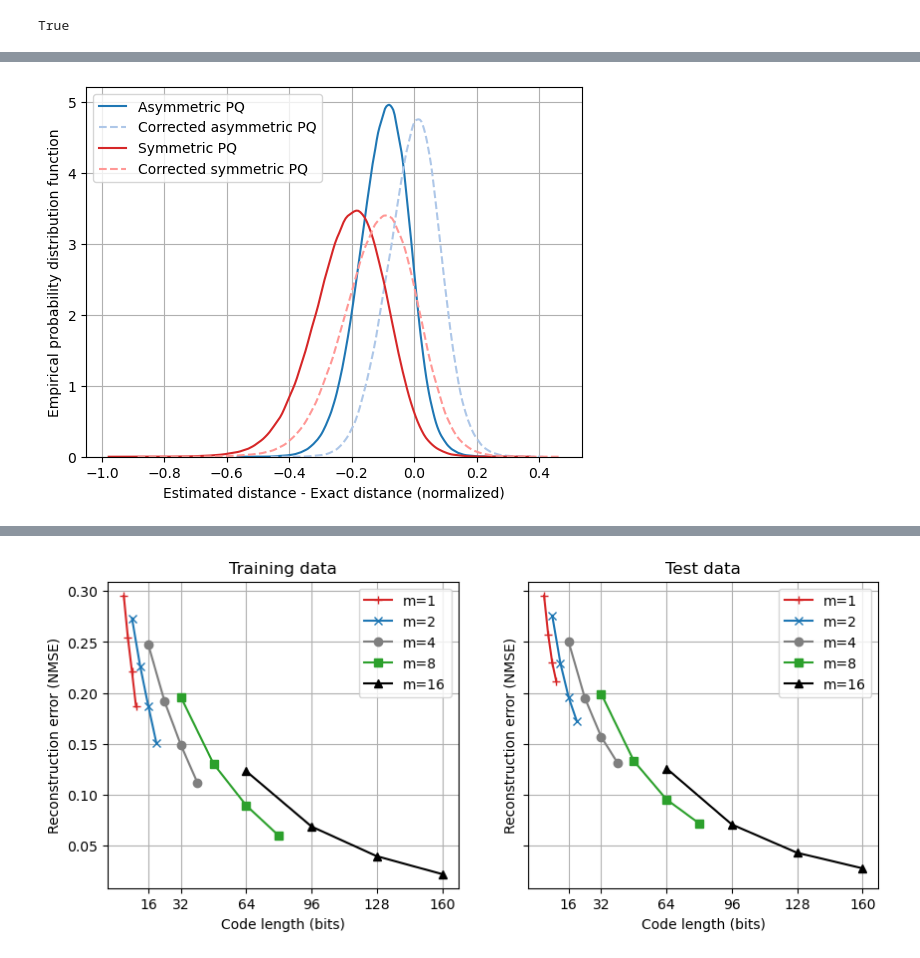
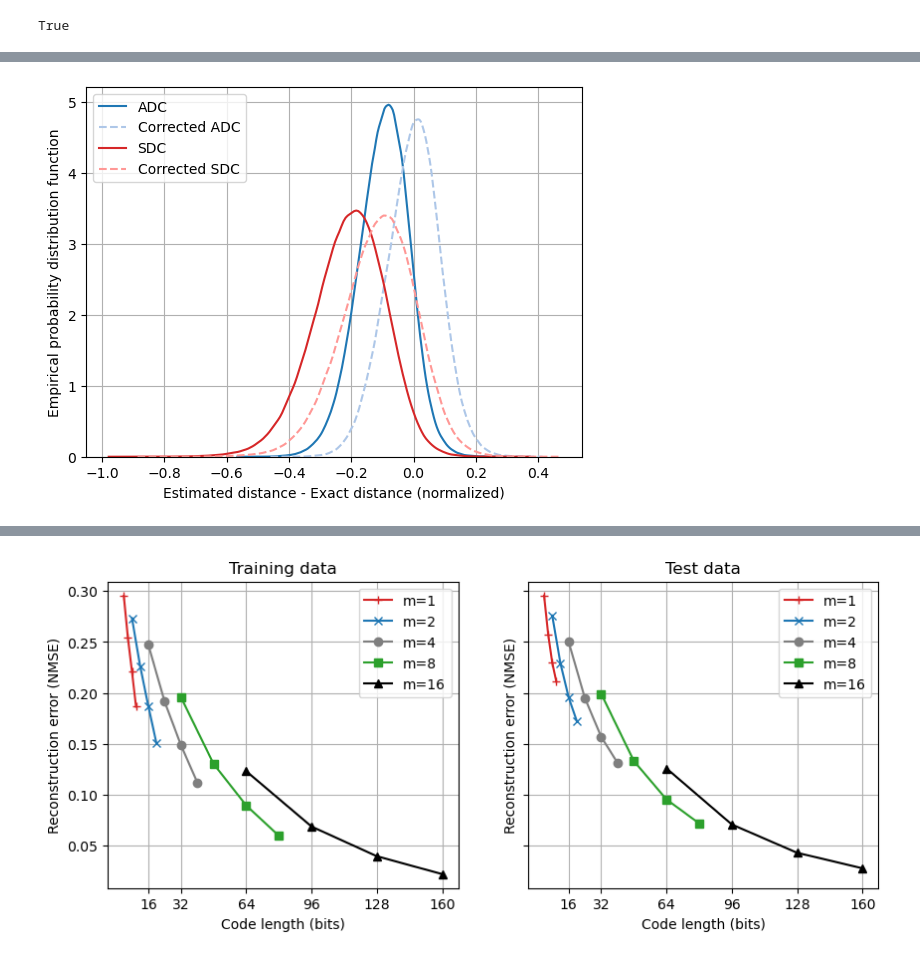
Before and after one commit to iretes/IR-proj, a Jupyter notebook: experiments.ipynb, the cells around one changed output, grey strips where cells are left out. Cells and saved outputs as stored; diff of their text form; code cells hidden in the pictures.

```diff
--- a/experiments.ipynb
+++ b/experiments.ipynb
@@ -286,14 +349,14 @@ sym_corr_recall_yerr = [
 # %%
-sns.kdeplot(asym_diffs, label="Asymmetric PQ", color=matplotlib.colormaps["tab20"](0))
-sns.kdeplot(asym_diffs_corr, label="Corrected asymmetric PQ", color=matplotlib.colormaps["tab20"](1), linestyle='dashed')
-sns.kdeplot(sym_diffs, label="Symmetric PQ", color=matplotlib.colormaps["tab20"](6))
-sns.kdeplot(sym_diffs_corr, label="Corrected symmetric PQ", color=matplotlib.colormaps["tab20"](7), linestyle='dashed')
+sns.kdeplot(asym_diffs, label="ADC", color=matplotlib.colormaps["tab20"](0))
+sns.kdeplot(asym_diffs_corr, label="Corrected ADC", color=matplotlib.colormaps["tab20"](1), linestyle='dashed')
+sns.kdeplot(sym_diffs, label="SDC", color=matplotlib.colormaps["tab20"](6))
+sns.kdeplot(sym_diffs_corr, label="Corrected SDC", color=matplotlib.colormaps["tab20"](7), linestyle='dashed')
 plt.xlabel("Estimated distance - Exact distance (normalized)")
 plt.ylabel("Empirical probability distribution function")
 plt.legend();
 plt.grid()
 # %% [output]
-[figure, old version]
+[figure, new version]
 # %%
 bins = 30
 
```
Also changed, not shown: parts of 43 cells of this notebook, 1 other file.
